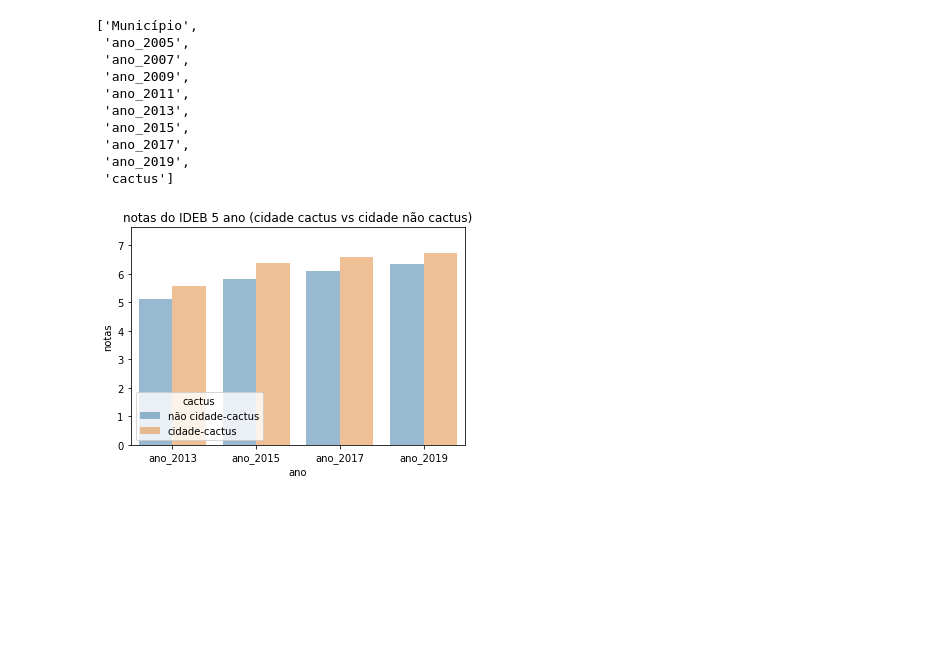
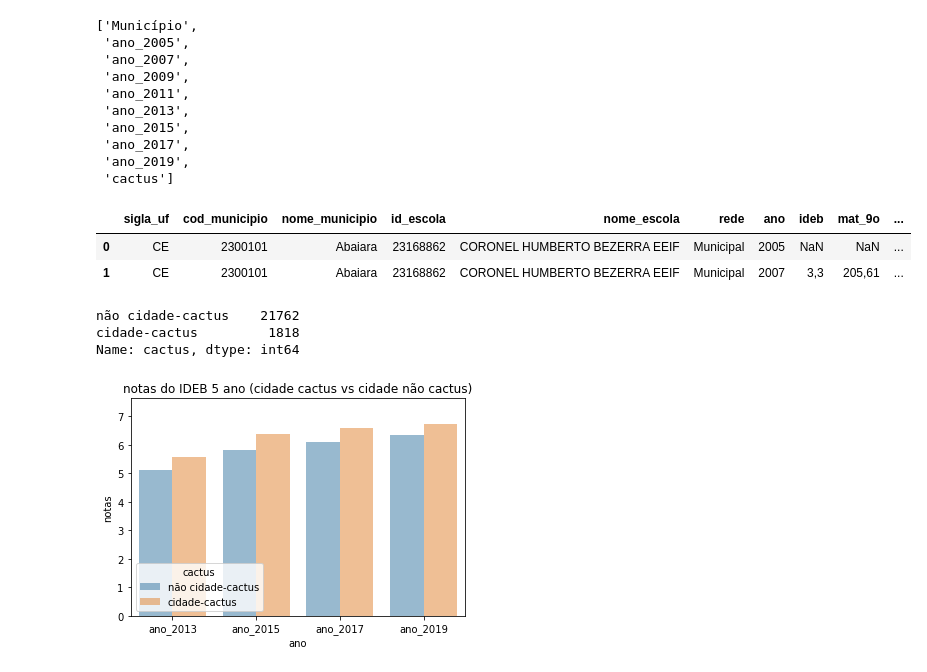
Before and after one commit to Insper-Data/Data_Cactus, a Jupyter notebook: Codigo/BaseDados/cidade_cactus_nao_municipios.ipynb, the cells around one changed output. Drawn from its saved outputs; the diff is of its cells as text; code cells hidden in the pictures; blank space fills up the shorter version.

```diff
--- a/Codigo/BaseDados/cidade_cactus_nao_municipios.ipynb
+++ b/Codigo/BaseDados/cidade_cactus_nao_municipios.ipynb
@@ -62,3 +82,12 @@ df_9['Município'] = df_9['Município'].str.title()
+# %%
+lista_cactus_9_13 = []
+for index, row in df_9_2013.iterrows():
+    if row['nome_municipio'] in cidade_cactus:
+        lista_cactus_9_13.append("cidade-cactus")
+    else:
+        lista_cactus_9_13.append("não cidade-cactus")
+
+df_9_2013["cactus"] = lista_cactus_9_13
 # %%
 lista_cactus_5 = []
 for index, row in df_5.iterrows():
@@ -103,3 +132,15 @@ list(df_9.columns)
  'ano_2017',
  'ano_2019',
  'cactus']
+# %%
+df_9_2013.head(2)
+# %% [output]
+|  | sigla_uf | cod_municipio | nome_municipio | id_escola | nome_escola | rede | ano | ideb | mat_9o | ... |
+| 0 | CE | 2300101 | Abaiara | 23168862 | CORONEL HUMBERTO BEZERRA EEIF | Municipal | 2005 | NaN | NaN | ... |
+| 1 | CE | 2300101 | Abaiara | 23168862 | CORONEL HUMBERTO BEZERRA EEIF | Municipal | 2007 | 3,3 | 205,61 | ... |
+# %%
+df_9_2013["cactus"].value_counts()
+# %% [output]
+não cidade-cactus    21762
+cidade-cactus         1818
+Name: cactus, dtype: int64
```
Also changed, not shown: parts of 4 cells of this notebook, 14 other files.
